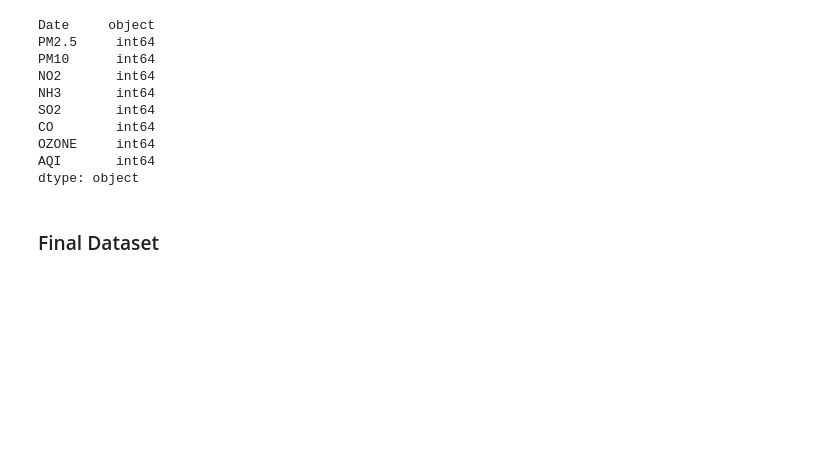
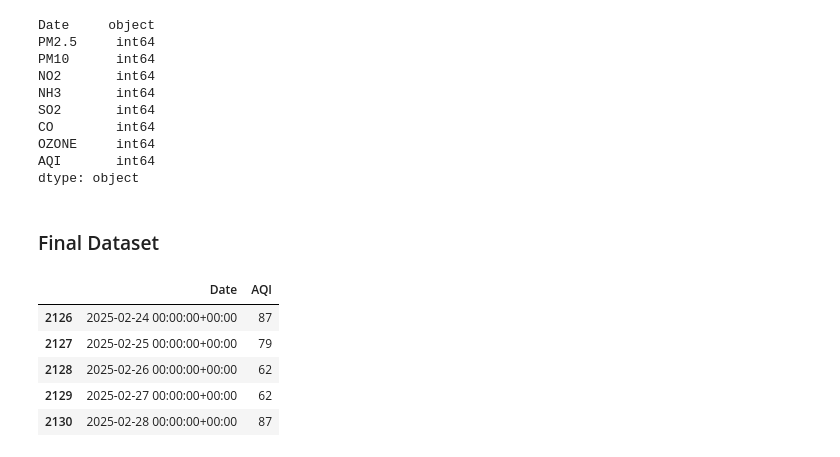
Before and after one commit to Krishil-Jayswal/AQI-Predicter, a Jupyter notebook: 2. JSON to CSV/converter.ipynb, the cells around one changed output. Saved outputs shown, nothing was run; the diff lists cells and outputs as text; code cells hidden in the pictures; blank space fills up the shorter version.

```diff
--- a/2. JSON to CSV/converter.ipynb
+++ b/2. JSON to CSV/converter.ipynb
@@ -133,3 +135,25 @@ dtype: object
 # %%
 # Save as CSV
 df.to_csv("AQI_data_cleaned_INT.csv", index=False)
+# %%
+import pandas as pd
+
+# Load the dataset
+df = pd.read_csv('updated_aqi_dataset_cleaned.csv')  # Replace with your actual filename
+
+# Update the 'AQI' column to be the max of pollutant values for each row
+pollutant_cols = ['PM2.5', 'PM10', 'NO2', 'NH3', 'SO2', 'CO', 'OZONE']
+# df['AQI'] = df[pollutant_cols].max(axis=1)
+
+# Optional: Save to new CSV if needed
+# df.to_csv('updated_aqi_dataset_cleaned.csv', index=False)
+
+df = df[['Date', 'AQI']]
+df.head()
+# %% [output]
+|  | Date | AQI |
+| 2126 | 2025-02-24 00:00:00+00:00 | 87 |
+| 2127 | 2025-02-25 00:00:00+00:00 | 79 |
+| 2128 | 2025-02-26 00:00:00+00:00 | 62 |
+| 2129 | 2025-02-27 00:00:00+00:00 | 62 |
+| 2130 | 2025-02-28 00:00:00+00:00 | 87 |
```
Also changed, not shown: parts of 1 cell of this notebook, 1 other file.
